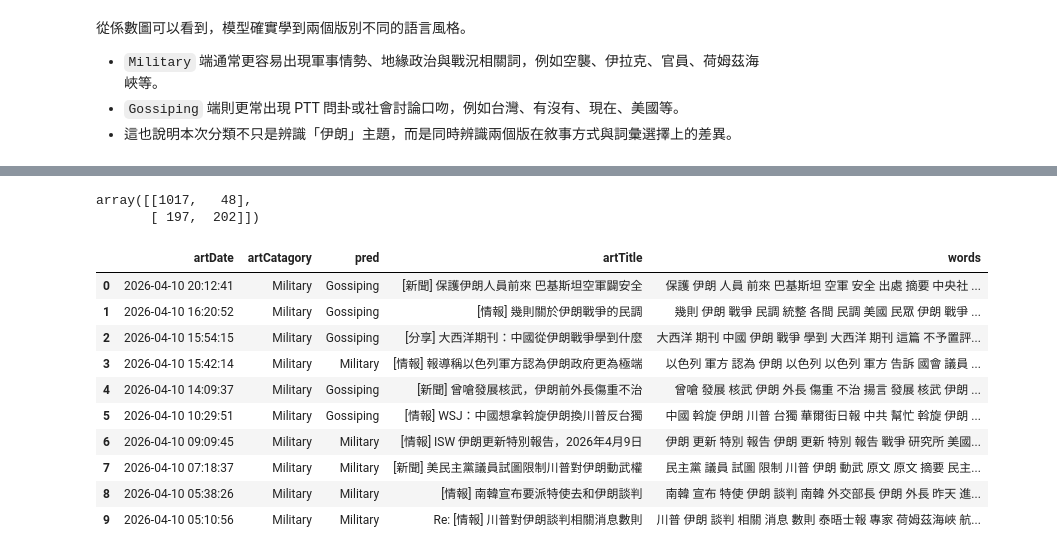
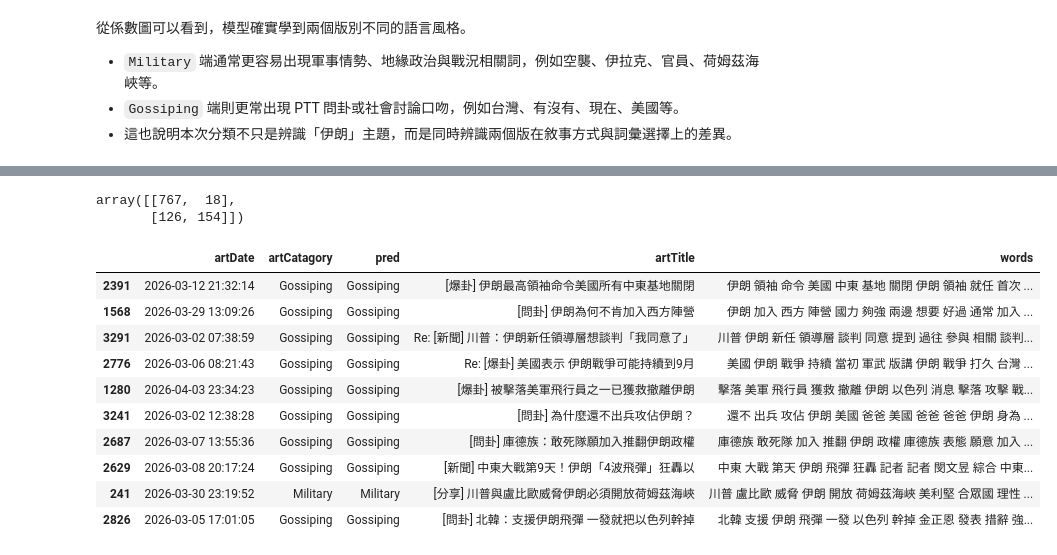
Before and after one commit to JustiseN/Social_Network_Analysis_Group_3_work2, a Jupyter notebook: groupwork2/code/week7_project.ipynb, the cells around one changed output, grey strips where cells are left out. Cells and saved outputs as stored; diff of their text form; code cells hidden in the pictures.

```diff
--- a/groupwork2/code/week7_project.ipynb
+++ b/groupwork2/code/week7_project.ipynb
@@ -736,12 +794,17 @@ plot_coef(tfidf_logistic, tfidf_vectorizer.get_feature_names_out(), top_n=10)
 # %%
-later_summary = pd.DataFrame({
-    'rows': [len(later_docs)],
-    'date_min': [later_docs['artDate'].min()],
-    'date_max': [later_docs['artDate'].max()],
-    'Gossiping': [(later_docs['artCatagory'] == 'Gossiping').sum()],
-    'Military': [(later_docs['artCatagory'] == 'Military').sum()],
+# 建立 test_result，把測試集文章資訊與最佳模型預測結果放在同一張表中，方便後續錯誤分析。
+
+test_result = data.loc[X_test.index, ['artDate', 'artCatagory', 'artTitle', 'words']].copy()
+test_result['pred'] = y_pred_best_test
+
+test_summary = pd.DataFrame({
+    'rows': [len(test_result)],
+    'date_min': [test_result['artDate'].min()],
+    'date_max': [test_result['artDate'].max()],
+    'Gossiping': [(test_result['artCatagory'] == 'Gossiping').sum()],
+    'Military': [(test_result['artCatagory'] == 'Military').sum()],
 })
 
-later_summary
+test_summary
 # %% [output]
 |  | rows | date_min | date_max | Gossiping | Military |
@@ -766,22 +840,29 @@ weighted avg       0.83      0.83      0.82      1464
 # %%
-plot_confusion(y_new, y_pred_new, sorted(y_new.unique()), f'{best_model_name} on Later Unseen Posts')
+# 繪製最佳模型在測試集上的混淆矩陣，檢查真實類別與預測類別的對應情況。
+
+plot_confusion(
+    test_result['artCatagory'],
+    test_result['pred'],
+    sorted(test_result['artCatagory'].unique()),
+    f'{best_model_name} on Held-out Test Set',
+)
 # %% [output]
-array([[1017,   48],
-       [ 197,  202]])
+array([[767,  18],
+       [126, 154]])
 # %%
-later_docs = later_docs.copy()
-later_docs['pred'] = y_pred_new
-later_docs[['artDate', 'artCatagory', 'pred', 'artTitle', 'words']].head(10)
+# 再次顯示測試集前 10 筆資料，方便與下一步錯誤分類分析銜接。
+
+test_result[['artDate', 'artCatagory', 'pred', 'artTitle', 'words']].head(10)
 # %% [output]
 |  | artDate | artCatagory | pred | artTitle | words |
-| 0 | 2026-04-10 20:12:41 | Military | Gossiping | [新聞] 保護伊朗人員前來 巴基斯坦空軍闢安全 | 保護 伊朗 人員 前來 巴基斯坦 空軍 安全 出處 摘要 中央社 ... |
-| 1 | 2026-04-10 16:20:52 | Military | Gossiping | [情報] 幾則關於伊朗戰爭的民調 | 幾則 伊朗 戰爭 民調 統整 各間 民調 美國 民眾 伊朗 戰爭 ... |
-| 2 | 2026-04-10 15:54:15 | Military | Gossiping | [分享] 大西洋期刊：中國從伊朗戰爭學到什麼 | 大西洋 期刊 中國 伊朗 戰爭 學到 大西洋 期刊 這篇 不予置評... |
-| 3 | 2026-04-10 15:42:14 | Military | Military | [情報] 報導稱以色列軍方認為伊朗政府更為極端 | 以色列 軍方 認為 伊朗 以色列 以色列 軍方 告訴 國會 議員 ... |
-| 4 | 2026-04-10 14:09:37 | Military | Gossiping | [新聞] 曾嗆發展核武，伊朗前外長傷重不治 | 曾嗆 發展 核武 伊朗 外長 傷重 不治 揚言 發展 核武 伊朗 ... |
-| 5 | 2026-04-10 10:29:51 | Military | Gossiping | [情報] WSJ：中國想拿斡旋伊朗換川普反台獨 | 中國 斡旋 伊朗 川普 台獨 華爾街日報 中共 幫忙 斡旋 伊朗 ... |
-| 6 | 2026-04-10 09:09:45 | Military | Military | [情報] ISW 伊朗更新特別報告，2026年4月9日 | 伊朗 更新 特別 報告 伊朗 更新 特別 報告 戰爭 研究所 美國... |
-| 7 | 2026-04-10 07:18:37 | Military | Military | [新聞] 美民主黨議員試圖限制川普對伊朗動武權 | 民主黨 議員 試圖 限制 川普 伊朗 動武 原文 原文 摘要 民主... |
-| 8 | 2026-04-10 05:38:26 | Military | Military | [情報] 南韓宣布要派特使去和伊朗談判 | 南韓 宣布 特使 伊朗 談判 南韓 外交部長 伊朗 外長 昨天 進... |
-| 9 | 2026-04-10 05:10:56 | Military | Military | Re: [情報] 川普對伊朗談判相關消息數則 | 川普 伊朗 談判 相關 消息 數則 泰晤士報 專家 荷姆茲海峽 航... |
+| 2391 | 2026-03-12 21:32:14 | Gossiping | Gossiping | [爆卦] 伊朗最高領袖命令美國所有中東基地關閉 | 伊朗 領袖 命令 美國 中東 基地 關閉 伊朗 領袖 就任 首次 ... |
+| 1568 | 2026-03-29 13:09:26 | Gossiping | Gossiping | [問卦] 伊朗為何不肯加入西方陣營 | 伊朗 加入 西方 陣營 國力 夠強 兩邊 想要 好過 通常 加入 ... |
+| 3291 | 2026-03-02 07:38:59 | Gossiping | Gossiping | Re: [新聞] 川普：伊朗新任領導層想談判「我同意了」 | 川普 伊朗 新任 領導層 談判 同意 提到 過往 參與 相關 談判... |
+| 2776 | 2026-03-06 08:21:43 | Gossiping | Gossiping | Re: [爆卦] 美國表示 伊朗戰爭可能持續到9月 | 美國 伊朗 戰爭 持續 當初 軍武 版講 伊朗 戰爭 打久 台灣 ... |
+| 1280 | 2026-04-03 23:34:23 | Gossiping | Gossiping | [爆卦] 被擊落美軍飛行員之一已獲救撤離伊朗 | 擊落 美軍 飛行員 獲救 撤離 伊朗 以色列 消息 擊落 攻擊 戰... |
+| 3241 | 2026-03-02 12:38:28 | Gossiping | Gossiping | [問卦] 為什麼還不出兵攻佔伊朗？ | 還不 出兵 攻佔 伊朗 美國 爸爸 美國 爸爸 爸爸 伊朗 身為 ... |
+| 2687 | 2026-03-07 13:55:36 | Gossiping | Gossiping | [問卦] 庫德族：敢死隊願加入推翻伊朗政權 | 庫德族 敢死隊 加入 推翻 伊朗 政權 庫德族 表態 願意 加入 ... |
+| 2629 | 2026-03-08 20:17:24 | Gossiping | Gossiping | [新聞] 中東大戰第9天！伊朗「4波飛彈」狂轟以 | 中東 大戰 第天 伊朗 飛彈 狂轟 記者 記者 閔文昱 綜合 中東... |
+| 241 | 2026-03-30 23:19:52 | Military | Military | [分享] 川普與盧比歐威脅伊朗必須開放荷姆茲海峽 | 川普 盧比歐 威脅 伊朗 開放 荷姆茲海峽 美利堅 合眾國 理性 ... |
+| 2826 | 2026-03-05 17:01:05 | Gossiping | Gossiping | [問卦] 北韓：支援伊朗飛彈 一發就把以色列幹掉 | 北韓 支援 伊朗 飛彈 一發 以色列 幹掉 金正恩 發表 措辭 強... |
 # %% [markdown]
```
Also changed, not shown: parts of 57 cells of this notebook.
